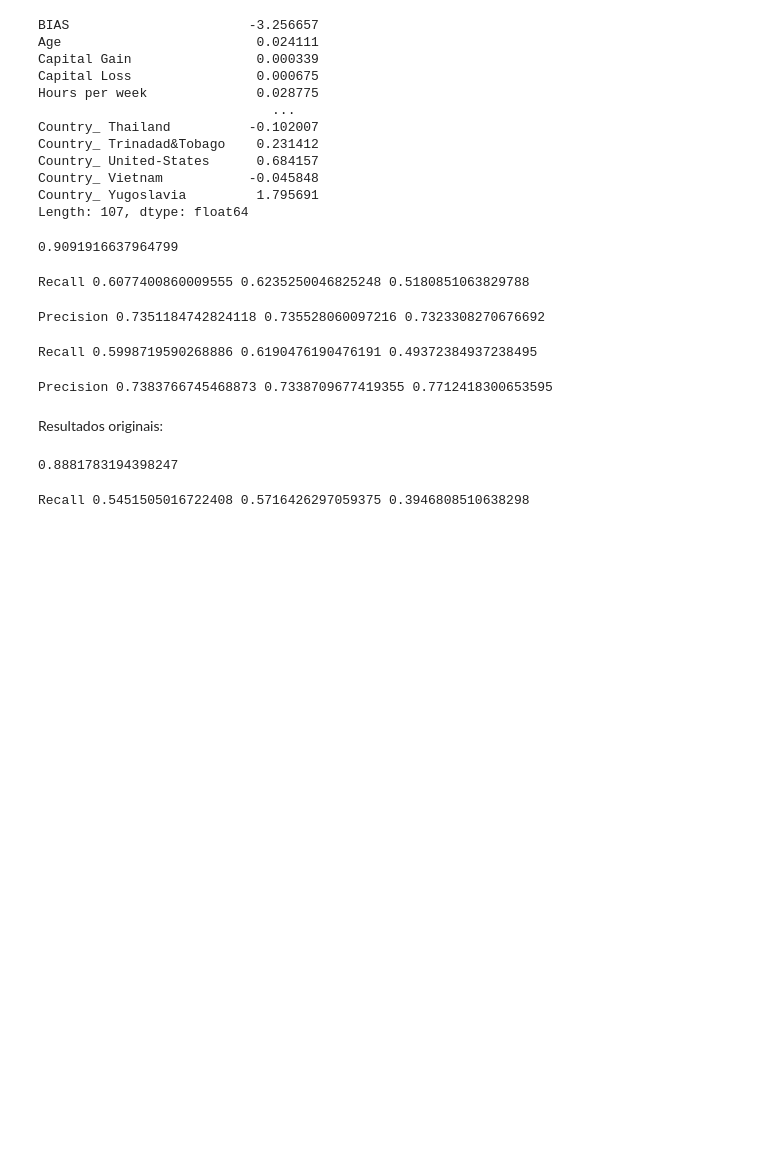
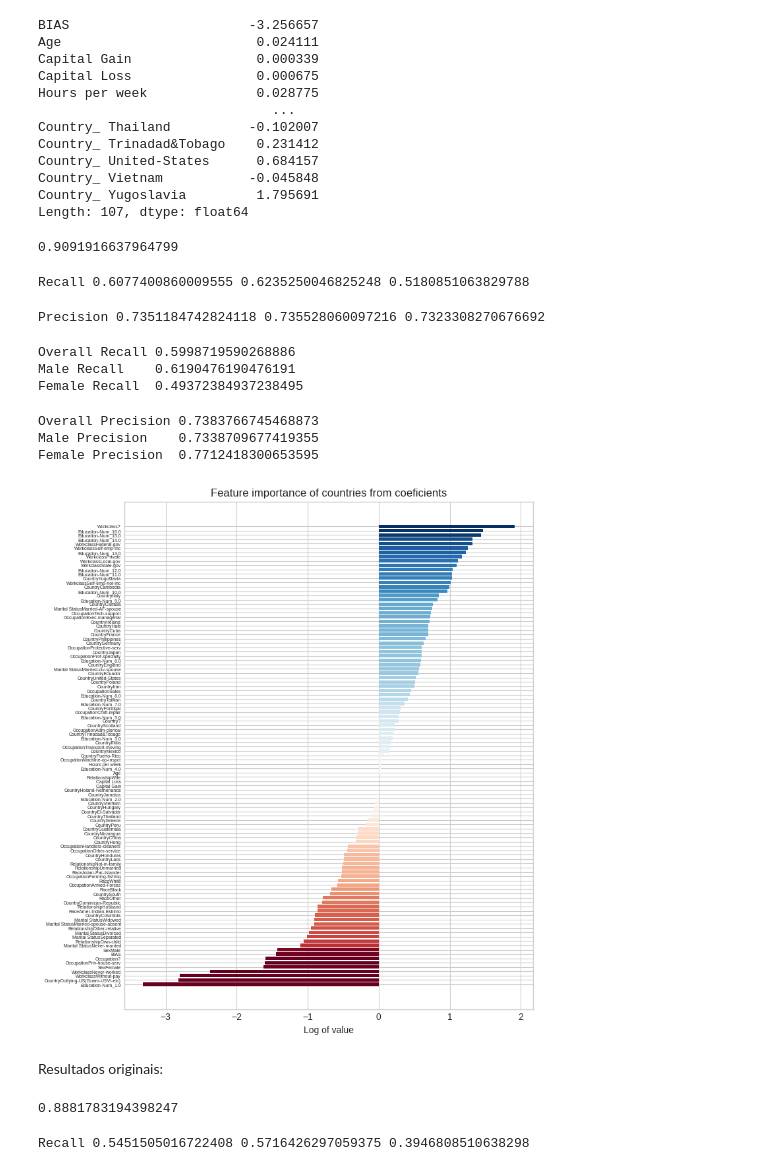
Before and after one commit to DanielGardin/MO810---Aprendizado-de-M-quina--tico, a Jupyter notebook: T0 - Avaliação Diagnóstica/Notebook 0.2 - Otimização.ipynb, the cells around one changed output. Cells and saved outputs as stored; diff of their text form; code cells hidden in the pictures; blank space fills up the shorter version.

```diff
--- a/T0 - Avaliação Diagnóstica/Notebook 0.2 - Otimização.ipynb
+++ b/T0 - Avaliação Diagnóstica/Notebook 0.2 - Otimização.ipynb
@@ -123,16 +123,48 @@ sklearn.metrics.roc_auc_score(y_val, probs)
 perf = sklearn.metrics.recall_score(y_val, labels)
 perf_man = sklearn.metrics.recall_score(y_val[X_val["Sex_ Male"] == 1], labels[X_val["Sex_ Male"] == 1])
 perf_woman = sklearn.metrics.recall_score(y_val[X_val["Sex_ Female"] == 1], labels[X_val["Sex_ Female"] == 1])
-print('Recall', perf, perf_man, perf_woman)
+print(f'Overall Recall {perf}')
+print(f'Male Recall    {perf_man}')
+print(f'Female Recall  {perf_woman}')
 # %% [output]
-Recall 0.5998719590268886 0.6190476190476191 0.49372384937238495
+Overall Recall 0.5998719590268886
+Male Recall    0.6190476190476191
+Female Recall  0.49372384937238495
 # %%
 perf = sklearn.metrics.precision_score(y_val, labels)
 perf_man = sklearn.metrics.precision_score(y_val[X_val["Sex_ Male"] == 1], labels[X_val["Sex_ Male"] == 1])
 perf_woman = sklearn.metrics.precision_score(y_val[X_val["Sex_ Female"] == 1], labels[X_val["Sex_ Female"] == 1])
-print('Precision', perf, perf_man, perf_woman)
+print(f'Overall Precision {perf}')
+print(f'Male Precision    {perf_man}')
+print(f'Female Precision  {perf_woman}')
 # %% [output]
-Precision 0.7383766745468873 0.7338709677419355 0.7712418300653595
+Overall Precision 0.7383766745468873
+Male Precision    0.7338709677419355
+Female Precision  0.7712418300653595
+# %%
+fig, ax = plt.subplots(figsize=(8, 10))
+
+coefs = np.sign(theta) * np.log1p(np.abs(theta))
+
+category = ""
+
+coefs = coefs[[feature for feature in features if category in feature]]
+
+n = len(coefs)
+
+idxs = np.argsort(coefs)
+
+coefs = coefs[idxs]
+
+bars = plt.barh(np.arange(n), coefs, color=plt.get_cmap("RdBu")((coefs/3 + 0.5)))
+
+plt.title("Feature importance of countries from coeficients")
+plt.yticks(range(n), labels = [feature.replace(f"{category}_ ", "") for feature in coefs.keys()], fontsize=5)
+plt.xlabel("Log of value")
+plt.savefig("plots/importance_country.svg", transparent=True, bbox_inches="tight")
+plt.show()
+# %% [output]
+[figure, added]
 # %% [markdown]
 Resultados originais:
 # %%
```
Also changed, not shown: parts of 2 cells of this notebook, 4 other files.
